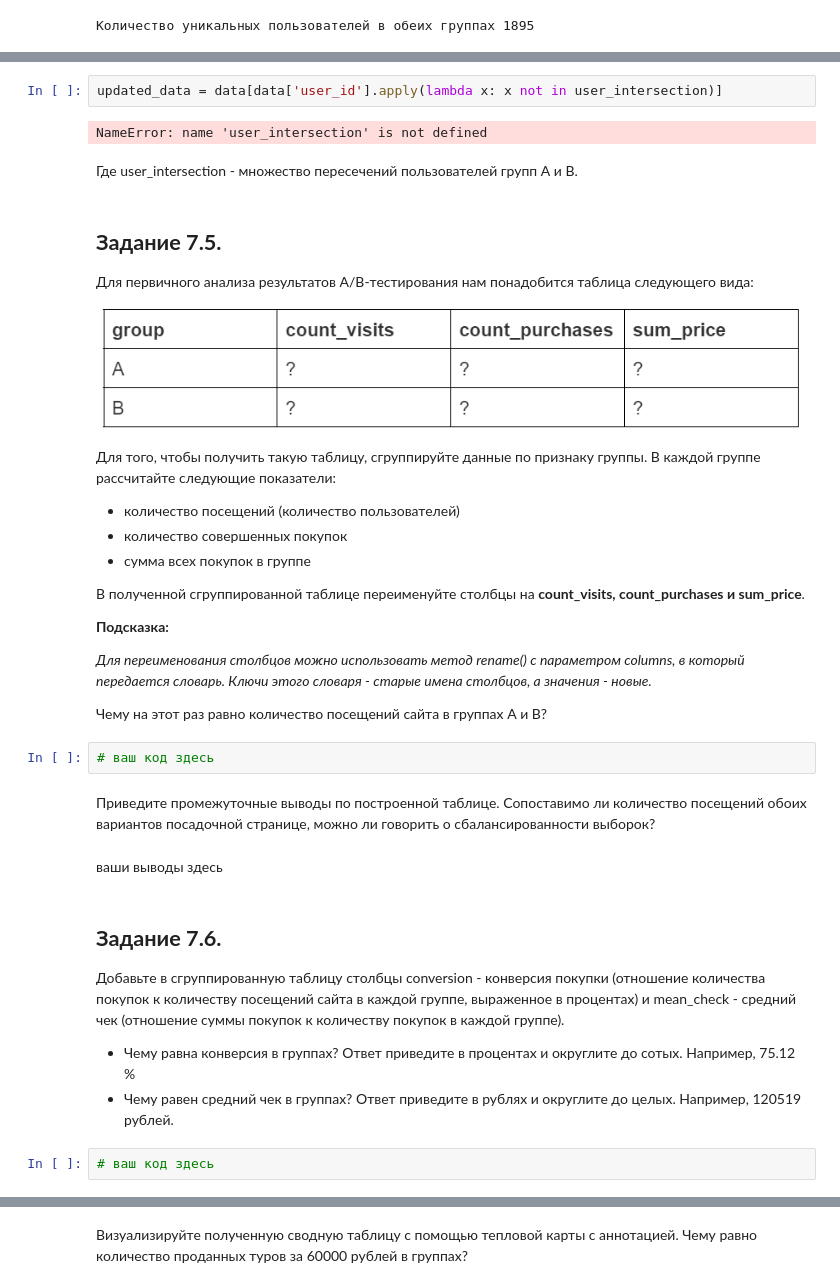
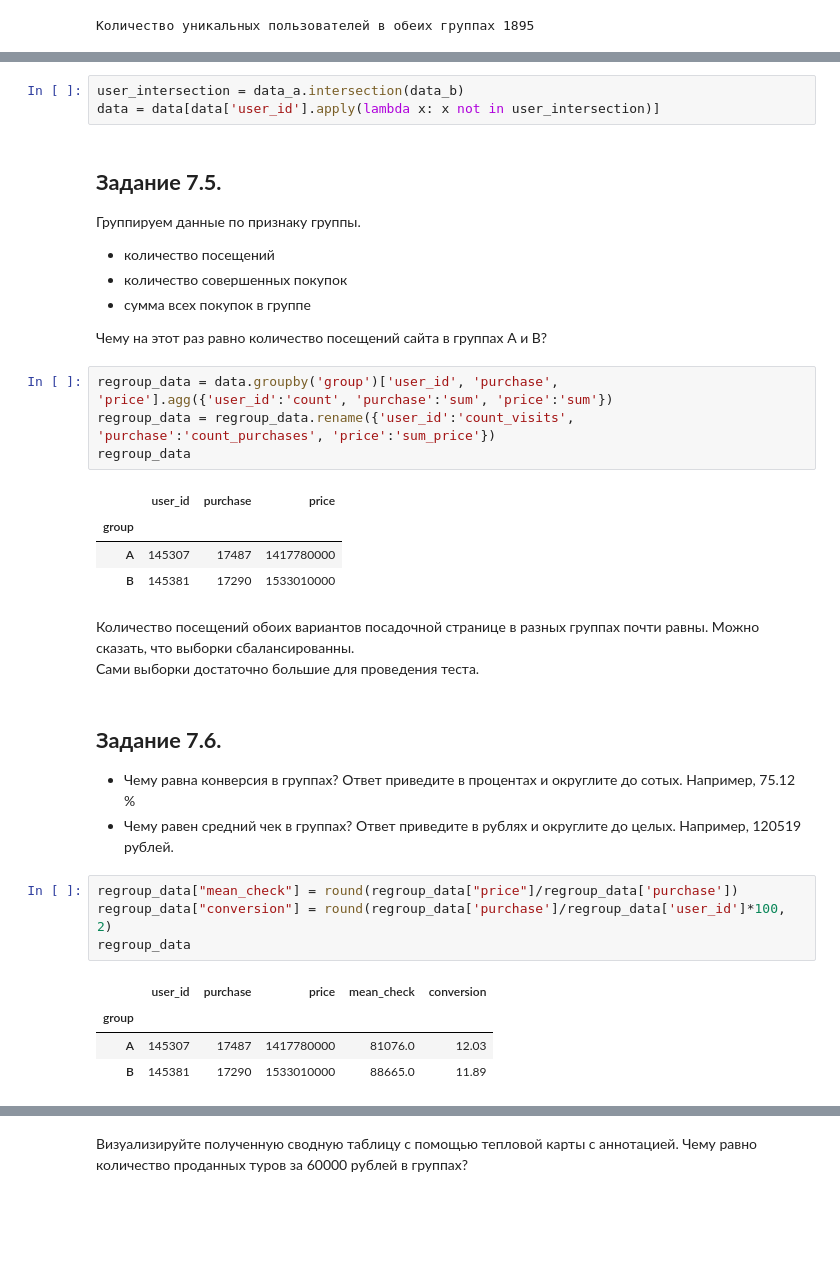
Before and after one commit to PlatArs/Travel_agency_AB-test, a Jupyter notebook: Travel agency AB testing.ipynb, the cells around one changed output, grey strips where cells are left out. Saved outputs shown, nothing was run; the diff lists cells and outputs as text; blank space fills up the shorter version.

```diff
--- a/Travel agency AB testing.ipynb
+++ b/Travel agency AB testing.ipynb
@@ -117,41 +122,41 @@ print(f'Количество уникальных пользователей в
 # %%
-updated_data = data[data['user_id'].apply(lambda x: x not in user_intersection)]
+user_intersection = data_a.intersection(data_b)
+data = data[data['user_id'].apply(lambda x: x not in user_intersection)]
-# %% [output]
-NameError: name 'user_intersection' is not defined
-# %% [markdown]
-Где user_intersection - множество пересечений пользователей групп А и B.
 # %% [markdown]
 ## **Задание 7.5.**
 
-Для первичного анализа результатов A/B-тестирования нам понадобится таблица следующего вида:
 
-![image.png](attachment:95f235d2-6323-4799-bf69-697fc57f727b.png)
-
-
-Для того, чтобы получить такую таблицу, сгруппируйте данные по признаку группы. В каждой группе рассчитайте следующие показатели:
-* количество посещений (количество пользователей)
+Группируем данные по признаку группы.
+* количество посещений
 * количество совершенных покупок
 * сумма всех покупок в группе
 
-В полученной сгруппированной таблице переименуйте столбцы на **count_visits, count_purchases и sum_price**.
-
-**Подсказка:**
-
-*Для переименования столбцов можно использовать метод rename() с параметром columns, в который передается словарь. Ключи этого словаря - старые имена столбцов, а значения - новые.*
 
 Чему на этот раз равно количество посещений сайта в группах А и B?
 # %%
-# ваш код здесь
+regroup_data = data.groupby('group')['user_id', 'purchase', 'price'].agg({'user_id':'count', 'purchase':'sum', 'price':'sum'})
+regroup_data = regroup_data.rename({'user_id':'count_visits', 'purchase':'count_purchases', 'price':'sum_price'})
+regroup_data
+# %% [output]
+|  | user_id | purchase | price |
+| group |  |  |  |
+| A | 145307 | 17487 | 1417780000 |
+| B | 145381 | 17290 | 1533010000 |
-# %% [markdown]
-Приведите промежуточные выводы по построенной таблице. Сопоставимо ли количество посещений обоих вариантов посадочной странице, можно ли говорить о сбалансированности выборок?
 # %% [markdown]
-ваши выводы здесь
+Количество посещений обоих вариантов посадочной странице в разных группах почти равны. Можно сказать, что выборки сбалансированны.
+Сами выборки достаточно большие для проведения теста.
 # %% [markdown]
 ## **Задание 7.6.**
 
-Добавьте в сгруппированную таблицу столбцы conversion - конверсия покупки (отношение количества покупок к количеству посещений сайта в каждой группе, выраженное в процентах) и mean_check - средний чек (отношение суммы покупок к количеству покупок в каждой группе).
 
 * Чему равна конверсия в группах? Ответ приведите в процентах и округлите до сотых. Например, 75.12 %
 * Чему равен средний чек в группах? Ответ приведите в рублях и округлите до целых. Например, 120519 рублей.
 # %%
-# ваш код здесь
+regroup_data["mean_check"] = round(regroup_data["price"]/regroup_data['purchase'])
+regroup_data["conversion"] = round(regroup_data['purchase']/regroup_data['user_id']*100, 2)
+regroup_data
+# %% [output]
+|  | user_id | purchase | price | mean_check | conversion |
+| group |  |  |  |  |  |
+| A | 145307 | 17487 | 1417780000 | 81076.0 | 12.03 |
+| B | 145381 | 17290 | 1533010000 | 88665.0 | 11.89 |
```
Also changed, not shown: parts of 15 cells of this notebook.
